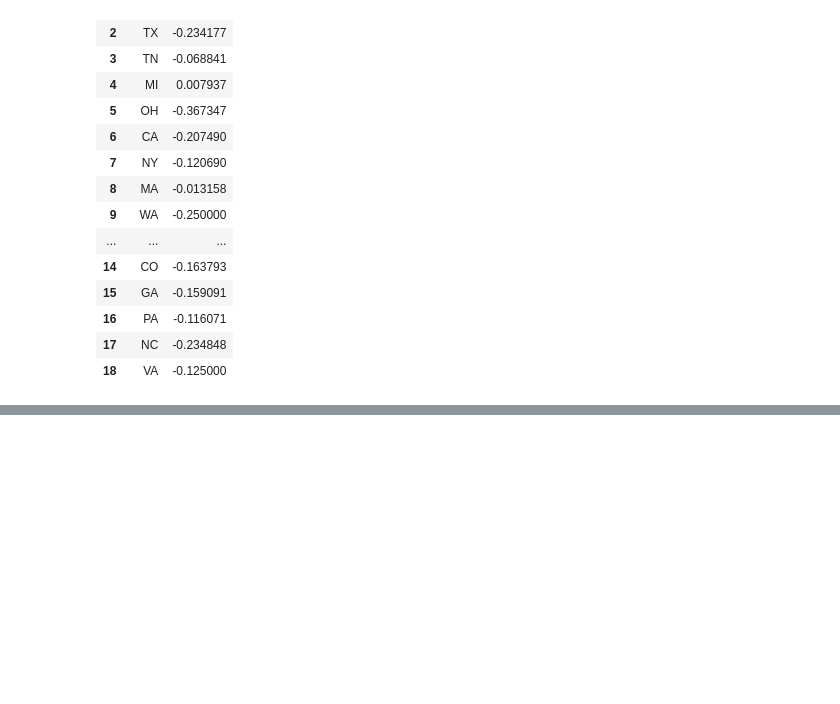
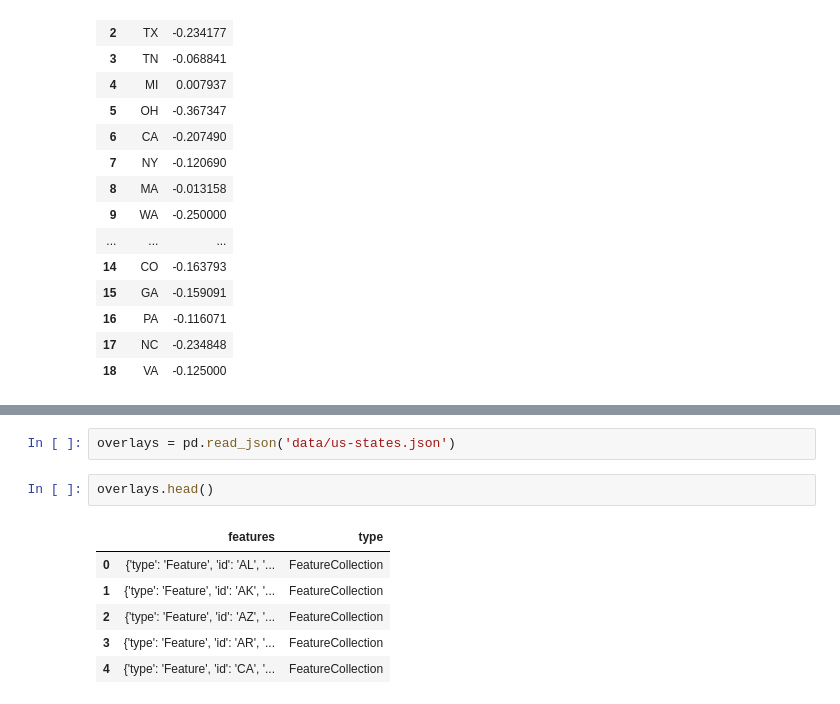
Before and after one commit to phuongho43/cogs108-mental_health, a Jupyter notebook: folium_choropleth-ORIGINAL.ipynb, the cells around one changed output, grey strips where cells are left out. Cells and saved outputs as stored; diff of their text form; blank space fills up the shorter version.

```diff
--- a/folium_choropleth-ORIGINAL.ipynb
+++ b/folium_choropleth-ORIGINAL.ipynb
@@ -1170,3 +1189,14 @@ m.choropleth(geo_path='data/us-states.json',
 m
 # %% [output]
 [interactive output not drawn]
+# %%
+overlays = pd.read_json('data/us-states.json')
+# %%
+overlays.head()
+# %% [output]
+|  | features | type |
+| 0 | {'type': 'Feature', 'id': 'AL', '... | FeatureCollection |
+| 1 | {'type': 'Feature', 'id': 'AK', '... | FeatureCollection |
+| 2 | {'type': 'Feature', 'id': 'AZ', '... | FeatureCollection |
+| 3 | {'type': 'Feature', 'id': 'AR', '... | FeatureCollection |
+| 4 | {'type': 'Feature', 'id': 'CA', '... | FeatureCollection |
```
Also changed, not shown: parts of 23 cells of this notebook, 4 other files.
